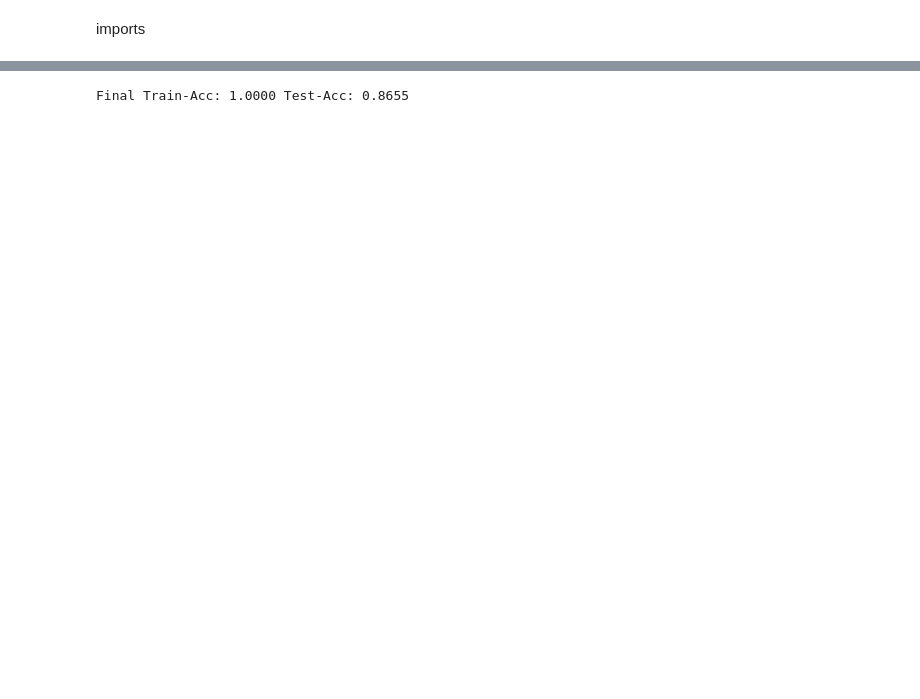
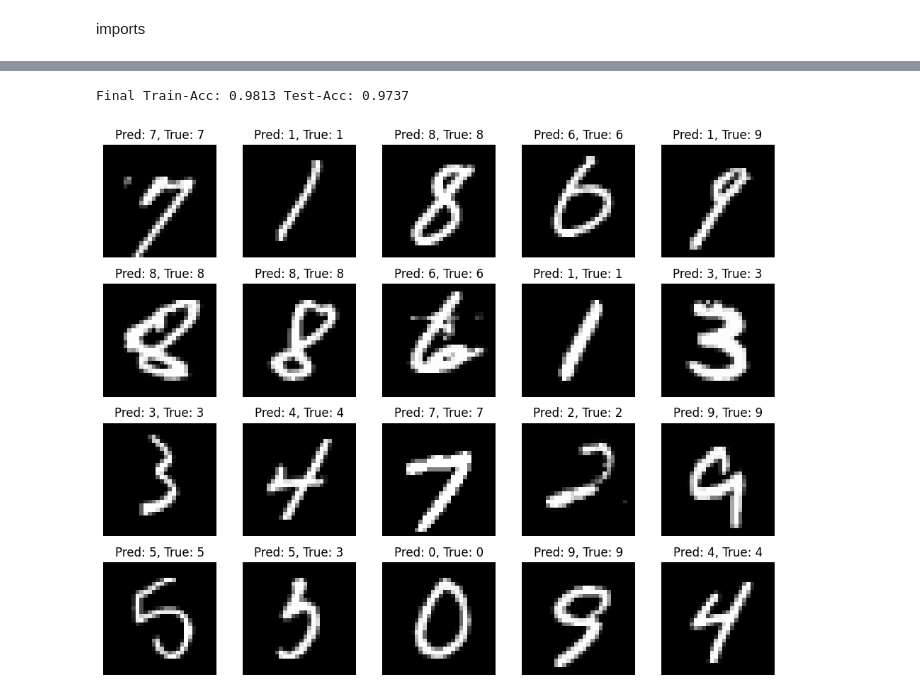
Before and after one commit to ksetdekov/grokking-deep-learning, a Jupyter notebook: Ch10.kernels.ipynb, the cells around one changed output, grey strips where cells are left out. Cells and saved outputs as stored; diff of their text form; code cells hidden in the pictures; blank space fills up the shorter version.

```diff
--- a/Ch10.kernels.ipynb
+++ b/Ch10.kernels.ipynb
@@ -143,11 +143,12 @@ import torch.nn.functional as F
 import pytorch_lightning as pl
 from torch.utils.data import DataLoader, TensorDataset
 from keras.datasets import mnist
+from pytorch_lightning.callbacks import EarlyStopping
 
 # Prepare data
 (x_train, y_train), (x_test, y_test) = mnist.load_data()
-x_train = torch.tensor(x_train[:1000], dtype=torch.float32).unsqueeze(1) / 255.0
-y_train = torch.tensor(y_train[:1000], dtype=torch.long)
+x_train = torch.tensor(x_train, dtype=torch.float32).unsqueeze(1) / 255.0
+y_train = torch.tensor(y_train, dtype=torch.long)
 x_test = torch.tensor(x_test, dtype=torch.float32).unsqueeze(1) / 255.0
 y_test = torch.tensor(y_test, dtype=torch.long)
 
@@ -200,12 +201,18 @@ num_workers = 7  # or use os.cpu_count() for all available cores
 train_loader = DataLoader(train_ds, batch_size=batch_size, shuffle=True, num_workers=num_workers, persistent_workers=True)
 val_loader = DataLoader(test_ds, batch_size=batch_size, num_workers=num_workers, persistent_workers=True)
 
+early_stop_callback = EarlyStopping(
+    monitor="val_loss",
+    patience=10,
+    mode="min",
+    verbose=True
+)
 
 model = SimpleCNN()
 if torch.cuda.is_available():
-    trainer = pl.Trainer(max_epochs=300, accelerator="auto", devices=1)
+    trainer = pl.Trainer(max_epochs=300, accelerator="auto", devices="auto", callbacks=[early_stop_callback])
 else:
-    trainer = pl.Trainer(max_epochs=300, accelerator="auto")
+    trainer = pl.Trainer(max_epochs=300, accelerator="auto", callbacks=[early_stop_callback])
 trainer.fit(model, train_loader, val_loader)
 # %% [output]
 Using default `ModelCheckpoint`. Consider installing `litmodels` package to enable `LitModelCheckpoint` for automatic upload to the Lightning model registry.
@@ -245,4 +263,27 @@ train_acc = evaluate_accuracy(model, train_loader)
 test_acc = evaluate_accuracy(model, val_loader)
 print(f"\nFinal Train-Acc: {train_acc:.4f} Test-Acc: {test_acc:.4f}")
 # %% [output]
-Final Train-Acc: 1.0000 Test-Acc: 0.8655
+Final Train-Acc: 0.9813 Test-Acc: 0.9737
+# %%
+# draw 20 random images from the test set and their predicted labels
+import matplotlib.pyplot as plt
+def draw_random_images(model, dataset, num_images=20):
+    indices = torch.randperm(len(dataset))[:num_images]
+    images, labels = zip(*[dataset[i] for i in indices])
+    images = torch.stack(images)
+
+    model.eval()
+    with torch.no_grad():
+        logits = model(images)
+        preds = logits.argmax(dim=1)
+
+    fig, axes = plt.subplots(4, 5, figsize=(10, 8))
+    for ax, img, pred, label in zip(axes.flatten(), images, preds, labels):
+        ax.imshow(img.squeeze(), cmap='gray')
+        ax.set_title(f"Pred: {pred.item()}, True: {label.item()}")
+        ax.axis('off')
+    plt.tight_layout()
+    plt.show()
+draw_random_images(model, test_ds, num_images=20)
+# %% [output]
+[figure, added]
```
Also changed, not shown: parts of 2 cells of this notebook.
